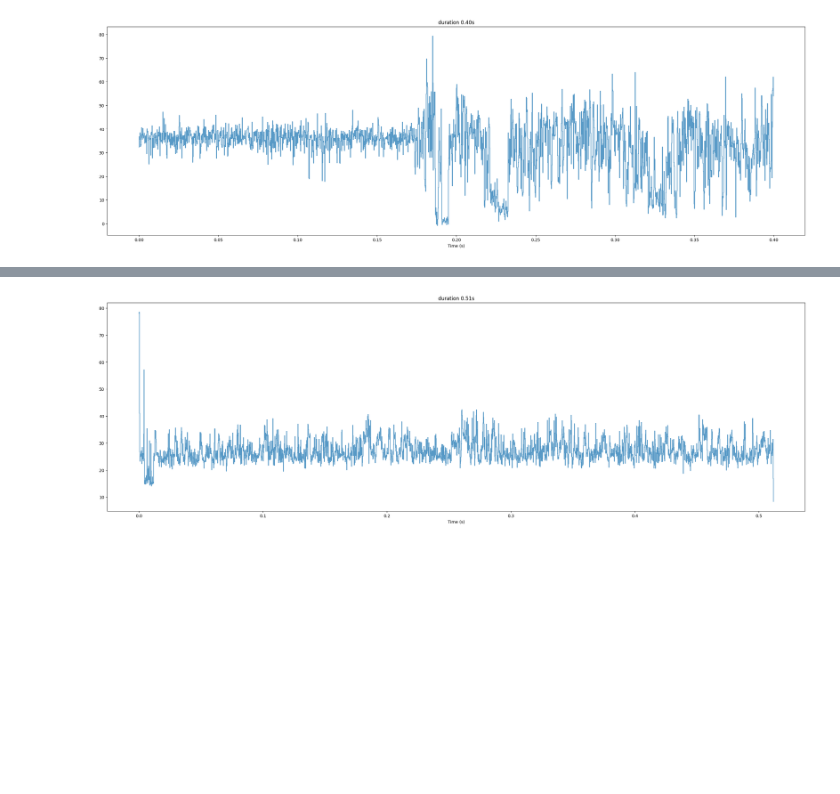
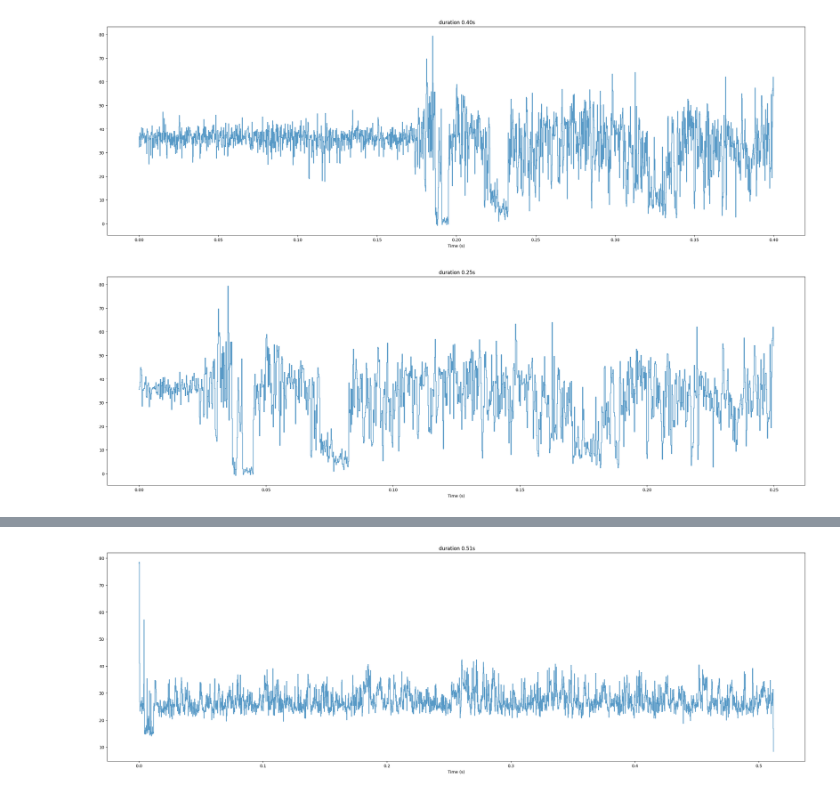
Before and after one commit to cimutianxin/DNA-sequencing, a Jupyter notebook: 周期性.ipynb, the cells around one changed output, grey strips where cells are left out. Saved outputs shown, nothing was run; the diff lists cells and outputs as text; code cells hidden in the pictures; blank space fills up the shorter version.

```diff
--- a/周期性.ipynb
+++ b/周期性.ipynb
@@ -153,2 +153,6 @@ arr_06210003_1 = arr_06210003[i_ranges[0][0]+int(0.075*5000):i_ranges[0][1]-int(
+# %%
+fig = dv.plot_arr(arr_06210003_1)
+# %% [output]
+[figure, added]
 # %%
 # 周期性检测：自相关系数
```
Also changed, not shown: parts of 15 cells of this notebook, 7 other files.
